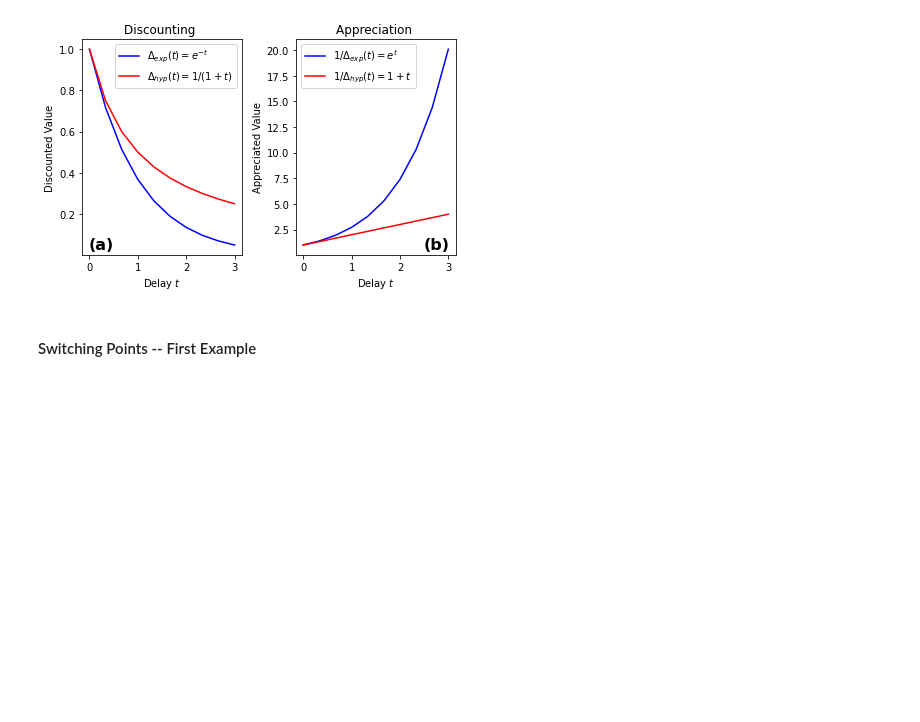
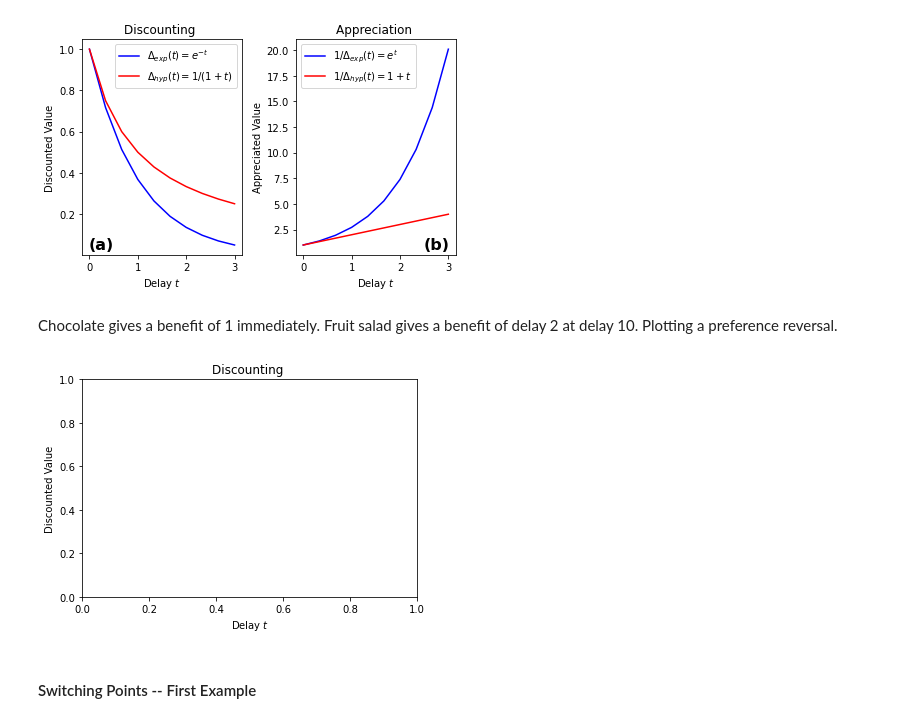
Before and after one commit to erozon/evolution_of_patience, a Jupyter notebook: notebook_for_images/images.ipynb, the cells around one changed output. Saved outputs shown, nothing was run; the diff lists cells and outputs as text; code cells hidden in the pictures; blank space fills up the shorter version.

```diff
--- a/notebook_for_images/images.ipynb
+++ b/notebook_for_images/images.ipynb
@@ -156,6 +156,53 @@ plt.tight_layout()
 plt.show()
 # %% [output]
 [figure]
+# %% [markdown]
+Chocolate gives a benefit of 1 immediately. Fruit salad gives a benefit of delay 2 at delay 10. Plotting a preference reversal.
+# %%
+x = np.linspace(0,30,100)
+r = 1
+h = 1
+
+choc_exp_disc = exp(-r*x)
+choc_exp_app = 1/choc_exp_disc
+
+choc_hyp_disc = 1/(1+h*x)
+choc_hyp_app = 1/hyp_disc
+
+fruit_exp_disc = exp(-r*(x+1))
+fruit_exp_app = 1/fruit_exp_disc
+
+fruit_hyp_disc = 1/(1 + h*(x+1))
+fruit_hyp_app = 1/fruit_hyp_disc
+# %%
+fig = plt.figure()
+#figure(figsize=(8, 6), dpi=80)
+
+
+ax.plot(x, choc_exp_app, "skyblue", label = r"Choc. - Exp.")
+ax.plot(x, choc_hyp_app, "r", label = r"Choc. - Hyp.")
+
+ax.plot(x, fruit_exp_app, "mistyrose", label = r"Choc. - Exp.")
+ax.plot(x, fruit_hyp_app, "b", label = r"Choc. - Hyp.")
+
+
+#plt.xticks([0], [0])
+#plt.yticks([1], [1])
+
+
+plt.ylabel("Discounted Value")
+plt.xlabel(r"Delay $t$")
+plt.title(r"Discounting ")
+
+#plt.legend(loc='upper right')
+
+
+
+
+#plt.tight_layout()
+plt.show()
+# %% [output]
+[figure, added]
 # %% [markdown]
 #### Switching Points -- First Example
 # %%
```
Also changed, not shown: parts of 6 cells of this notebook, 1 other file.
